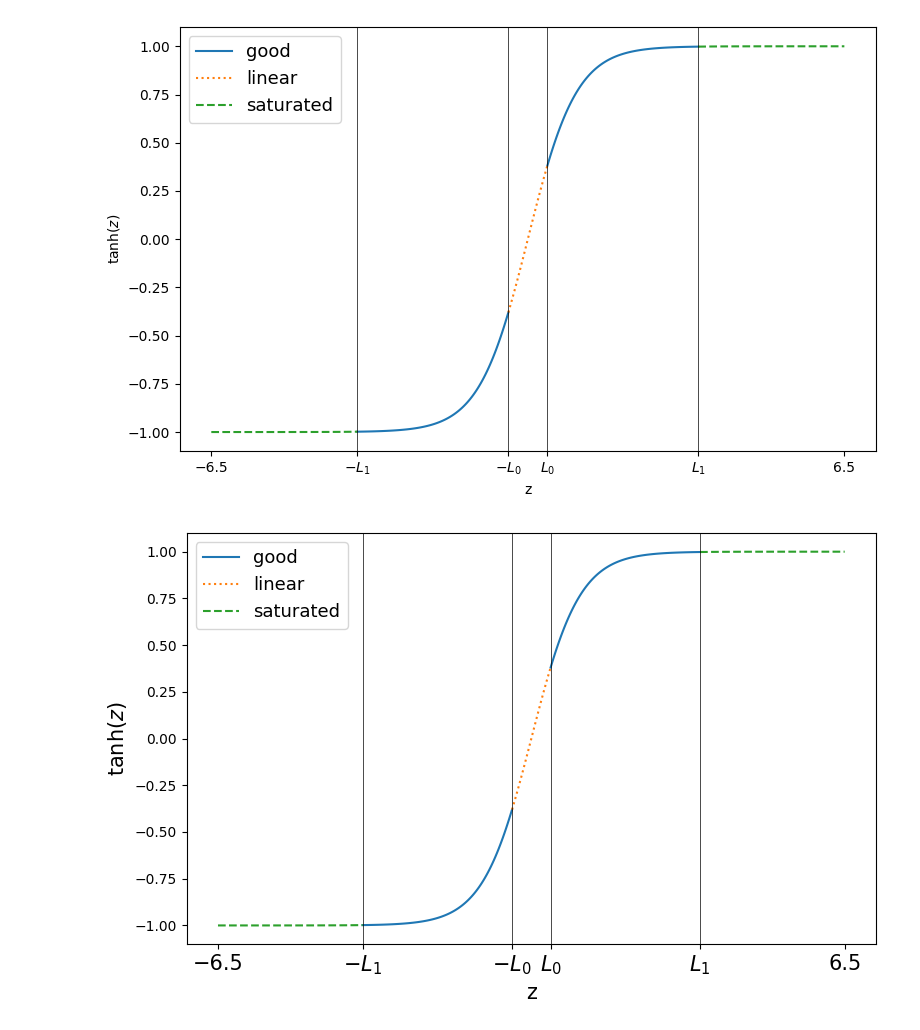
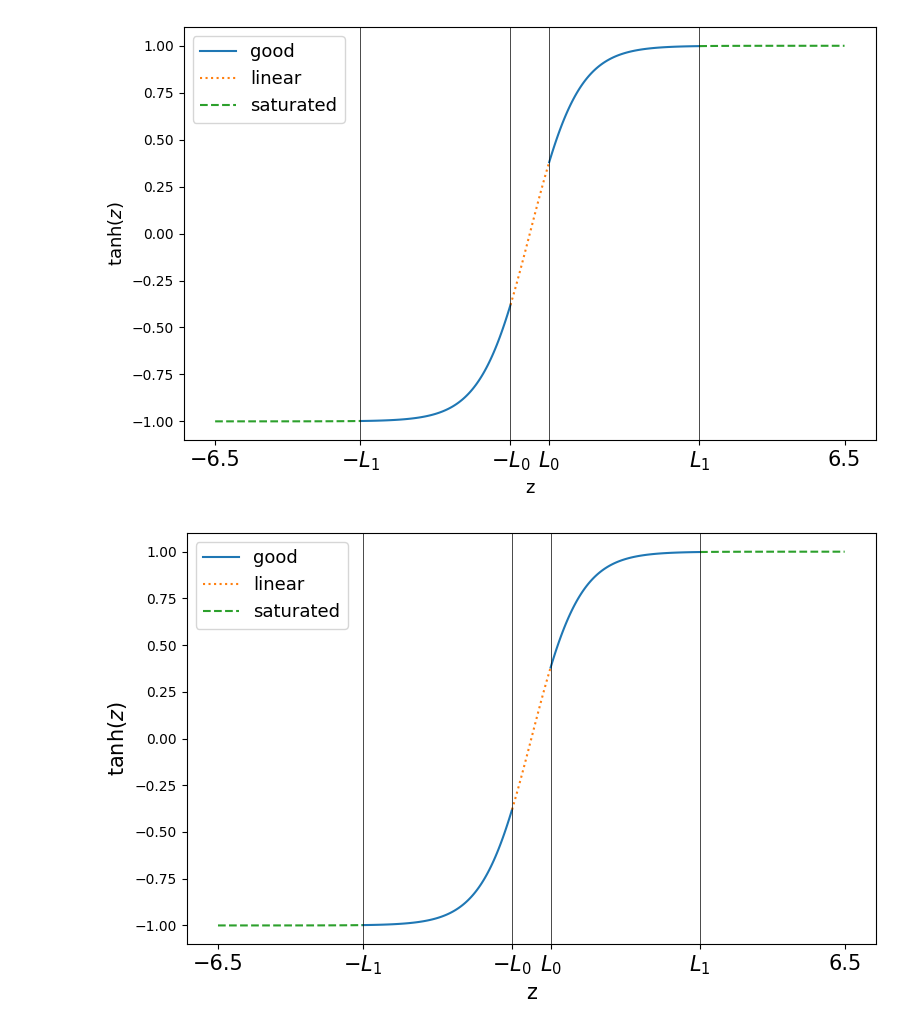
Before and after one commit to pinakm9/random-feature-map, a Jupyter notebook: notebooks/tanh.ipynb, the cells around one changed output. Drawn from its saved outputs; the diff is of its cells as text; code cells hidden in the pictures.

```diff
--- a/notebooks/tanh.ipynb
+++ b/notebooks/tanh.ipynb
@@ -19,36 +19,37 @@ L0, L1, n, s, lw = 0.4, 3.5, 100, 0.1, 0.5
 o = np.ones(n)
 c = ['#1f77b4', '#2ca02c', '#ff7f0e']
 fig = plt.figure(figsize=(8, 5))
 ax = fig.add_subplot(111)
 x_g = np.concatenate([np.linspace(-L1, -L0, num=n), np.linspace(L0, L1, num=n)], axis=0)
 x_l = np.linspace(-L0, L0, num=n)
 x_e = np.concatenate([np.linspace(-L1-3, -L1, num=n), np.linspace(L1, L1+3, num=n)], axis=0)
 ax.plot(x_g[:n], np.tanh(x_g[:n]), c=c[0], label='good')
 ax.plot(x_g[n:], np.tanh(x_g[n:]), c=c[0])
 ax.plot(x_l, np.tanh(x_l), c=c[2], label='linear', linestyle='dotted')
 ax.plot(x_e[:n], np.tanh(x_e[:n]), c=c[1], linestyle='dashed')
 ax.plot(x_e[n:], np.tanh(x_e[n:]), c=c[1], label='saturated', linestyle='dashed')
 # ax.plot(-L0*o, np.linspace(-1, np.tanh(-L0), n), c='black')
 ax.axvline(-L0, c='black', linewidth=lw)
 ax.axvline(L0, c='black', linewidth=lw)
 ax.axvline(-L1, c='black', linewidth=lw)
 ax.axvline(L1, c='black', linewidth=lw)
-ax.set_ylabel(r'$\tanh(z)$', fontsize=15)
-ax.set_xlabel(r'z', fontsize=15)
+ax.set_ylabel(r'$\tanh(z)$', fontsize=13)
+ax.set_xlabel(r'z', fontsize=13)
 # ax.set_title('tanh')
 ax.set_xticks([-L1-3, -L1, -L0, L0, L1, L1+3])
 xticks = [item.get_text() for item in ax.get_xticklabels()]
 xticks[1] = '$-L_1$'
 xticks[2] = '$-L_0$'
 xticks[3] = '$L_0$'
 xticks[4] = '$L_1$'
 ax.set_xticklabels(xticks)
 ax.legend(fontsize=13)
+ax.set_xticklabels(xticks, fontsize=15)
 plt.tight_layout()
 plt.savefig('../data/plots/tanh.png', dpi=300)
 plt.show()
 # %% [output]
-[figure, old version]
+[figure, new version]
 # %%
 L0, L1, n, s, lw = 0.4, 3.5, 100, 0.1, 0.5
 o = np.ones(n)
```
Also changed, not shown: 1 other file.
